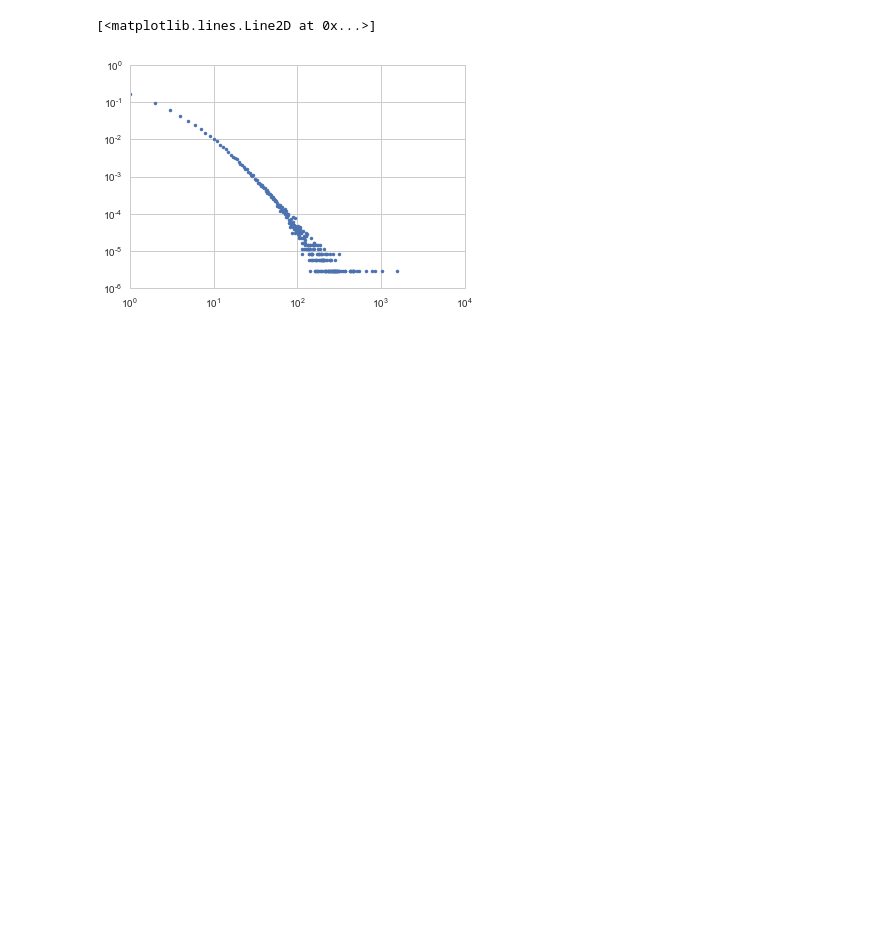
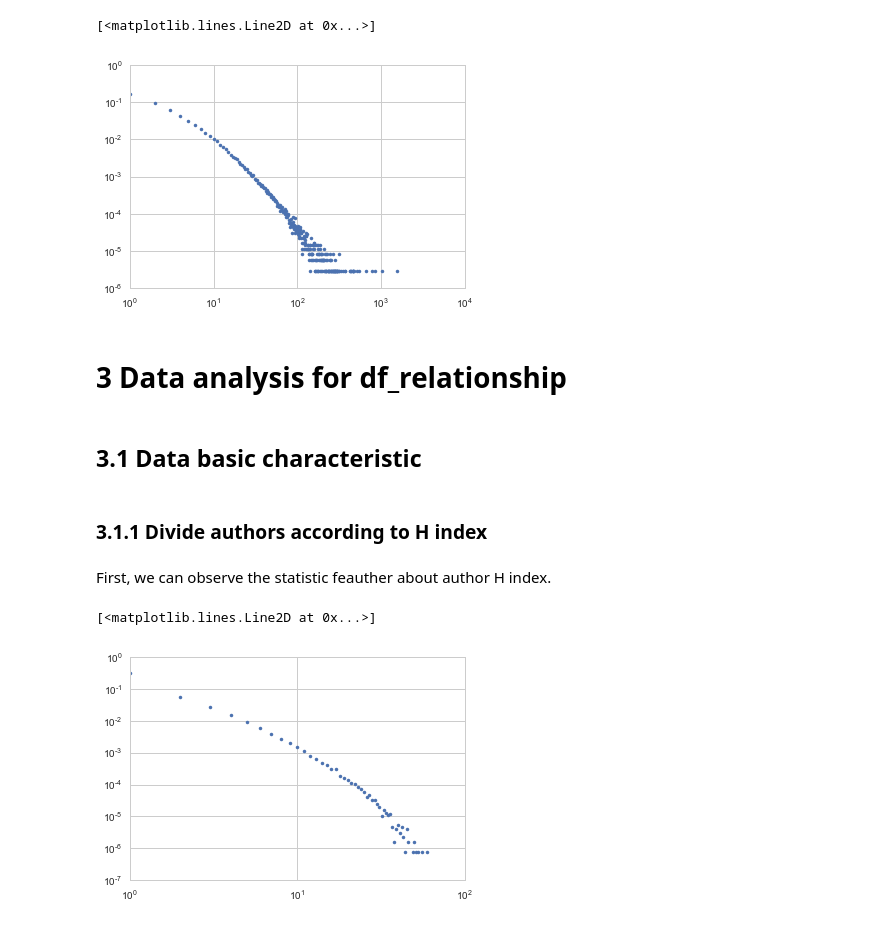
Before and after one commit to Jingfei-Han/citation_prediction, a Jupyter notebook: aminer_gai/myanalysis.ipynb, the cells around one changed output. Cells and saved outputs as stored; diff of their text form; code cells hidden in the pictures; blank space fills up the shorter version.

```diff
--- a/aminer_gai/myanalysis.ipynb
+++ b/aminer_gai/myanalysis.ipynb
@@ -286,3 +356,19 @@ plt.loglog(fre.index, fre.values, '.')
 # %% [output]
 [<matplotlib.lines.Line2D at 0x...>]
 [figure]
+# %% [markdown]
+# 3 Data analysis for df_relationship
+# %% [markdown]
+## 3.1 Data basic characteristic
+# %% [markdown]
+### 3.1.1 Divide authors according to H index
+# %% [markdown]
+First, we can observe the statistic feauther about author H index.
+# %%
+grouped = df_author.groupby('author_H_Index')['author_id'].size()
+fre = grouped * 1.0/ grouped.sum()
+plt.loglog(fre.index, fre.values, '.')
+#grouped.plot(kind='bar')
+# %% [output]
+[<matplotlib.lines.Line2D at 0x...>]
+[figure, added]
```
Also changed, not shown: parts of 69 cells of this notebook, 2 other files.
